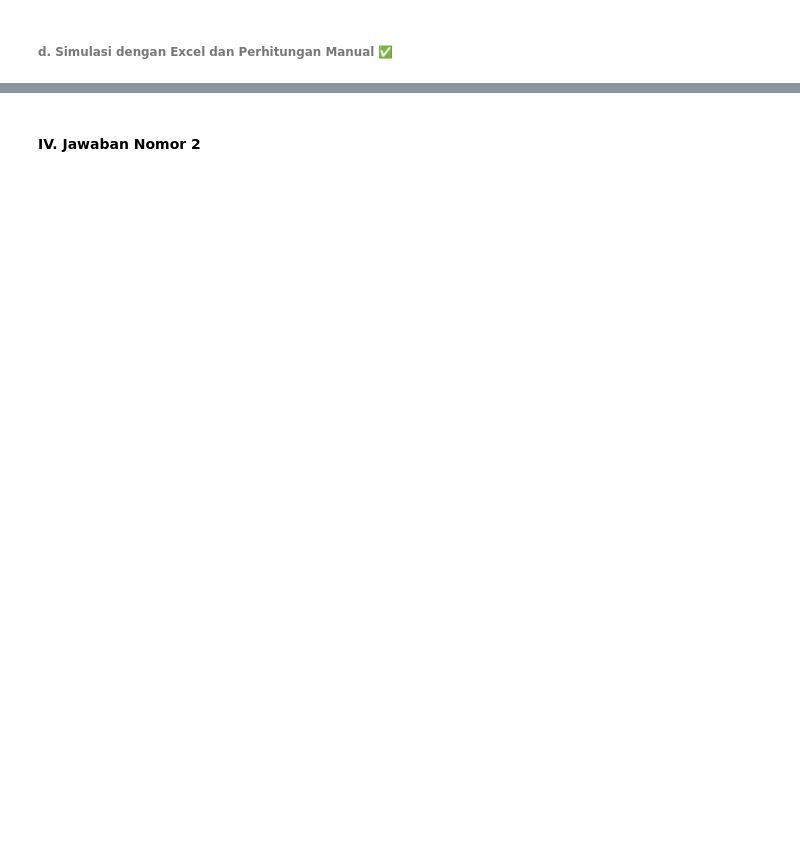
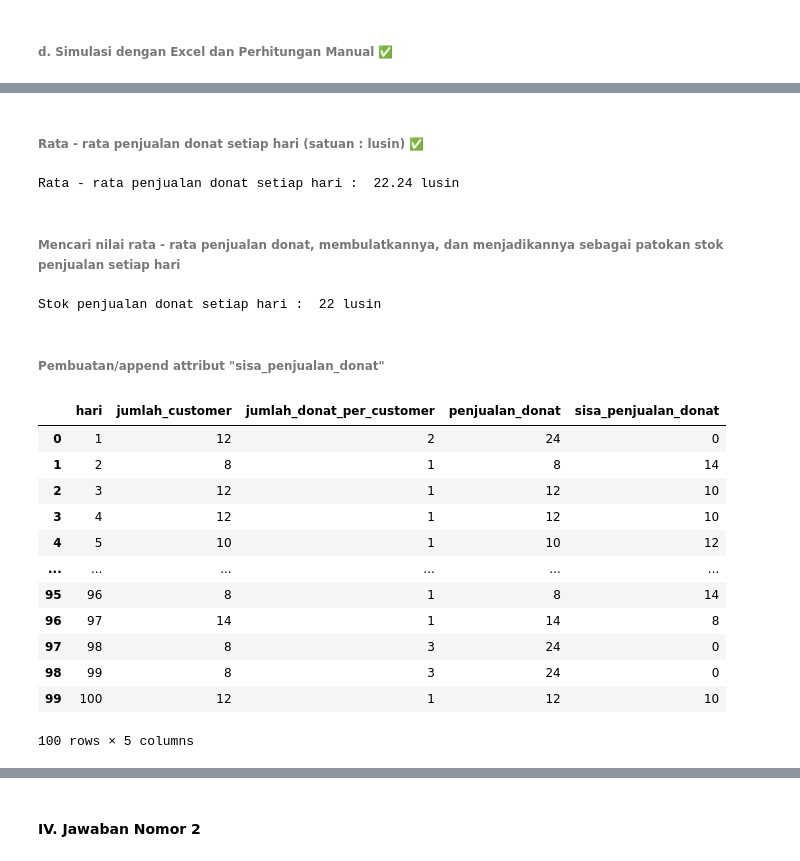
Before and after one commit to rasvanjaya21/pemodelan-dan-simulasi-data, a Jupyter notebook: UTS.ipynb, the cells around one changed output, grey strips where cells are left out. Cells and saved outputs as stored; diff of their text form; code cells hidden in the pictures; blank space fills up the shorter version.

```diff
--- a/UTS.ipynb
+++ b/UTS.ipynb
@@ -244,0 +274,42 @@ df.head(100)
+# %% [markdown]
+######  Rata - rata penjualan donat setiap hari (satuan : lusin) ✅
+# %%
+# perhitungan rata - rata (satuan lusin) penjualan donat
+rataRataPenjualanDonat = df['penjualan_donat'].mean()
+
+print("Rata - rata penjualan donat setiap hari : ", rataRataPenjualanDonat, "lusin")
+# %% [output]
+Rata - rata penjualan donat setiap hari :  22.24 lusin
+# %% [markdown]
+###### Mencari nilai rata - rata penjualan donat, membulatkannya, dan menjadikannya sebagai patokan stok penjualan setiap hari
+# %%
+# code sama seperti cell diatas
+# stok penjualan disetiap harinya diambil dari rata - rata penjualan donat
+stokPenjualanDonat = df['penjualan_donat'].mean()
+
+# pembulatan stock penjualan donat
+stokPenjualanDonat = round(stokPenjualanDonat)
+print("Stok penjualan donat setiap hari : ", stokPenjualanDonat, "lusin")
+# %% [output]
+Stok penjualan donat setiap hari :  22 lusin
+# %% [markdown]
+###### Pembuatan/append attribut "sisa_penjualan_donat"
+# %%
+# sisa penjualan donat
+df['sisa_penjualan_donat'] = df['penjualan_donat'].apply(lambda x: stokPenjualanDonat - x if x <= stokPenjualanDonat else 0)
+
+df.head(100)
+# %% [output]
+|  | hari | jumlah_customer | jumlah_donat_per_customer | penjualan_donat | sisa_penjualan_donat |
+| 0 | 1 | 12 | 2 | 24 | 0 |
+| 1 | 2 | 8 | 1 | 8 | 14 |
+| 2 | 3 | 12 | 1 | 12 | 10 |
+| 3 | 4 | 12 | 1 | 12 | 10 |
+| 4 | 5 | 10 | 1 | 10 | 12 |
+| ... | ... | ... | ... | ... | ... |
+| 95 | 96 | 8 | 1 | 8 | 14 |
+| 96 | 97 | 14 | 1 | 14 | 8 |
+| 97 | 98 | 8 | 3 | 24 | 0 |
+| 98 | 99 | 8 | 3 | 24 | 0 |
+| 99 | 100 | 12 | 1 | 12 | 10 |
+100 rows × 5 columns
```
Also changed, not shown: parts of 29 cells of this notebook.
